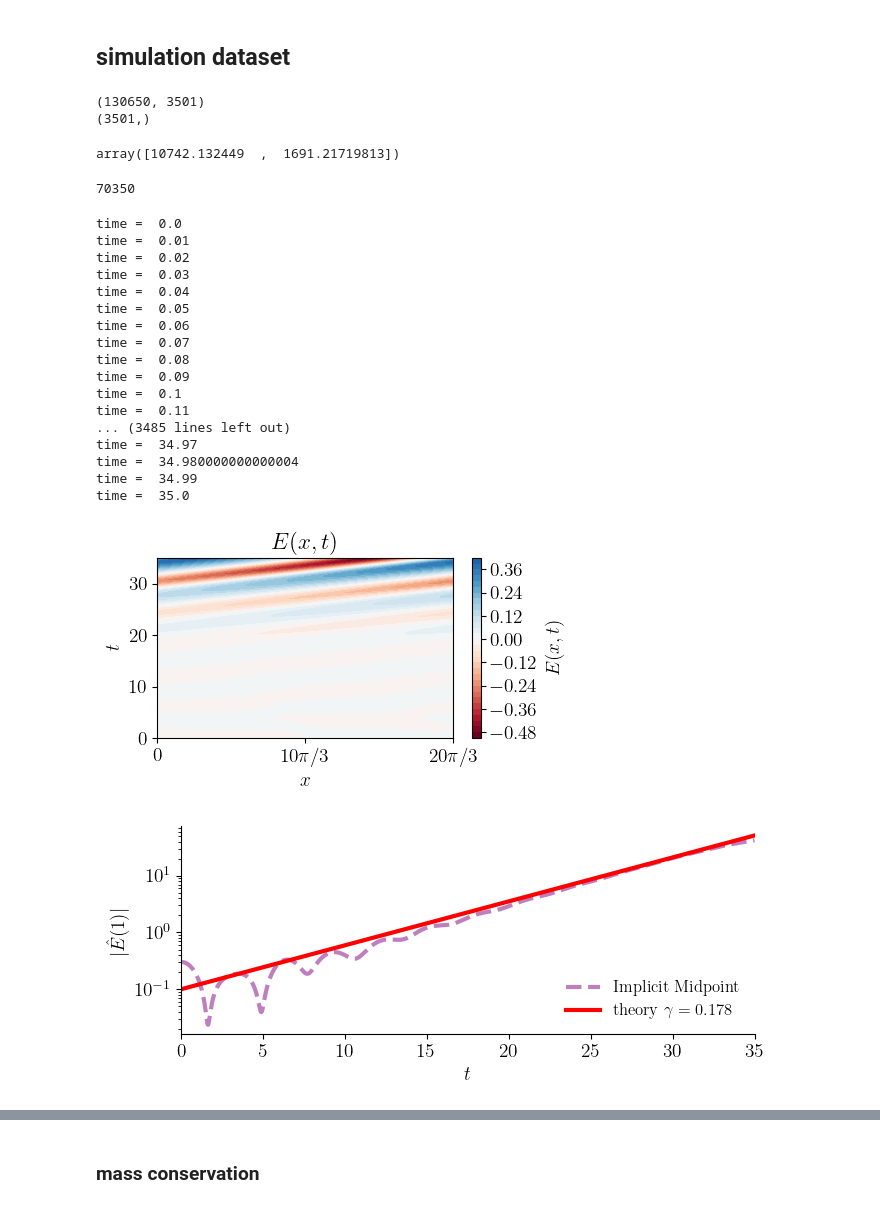
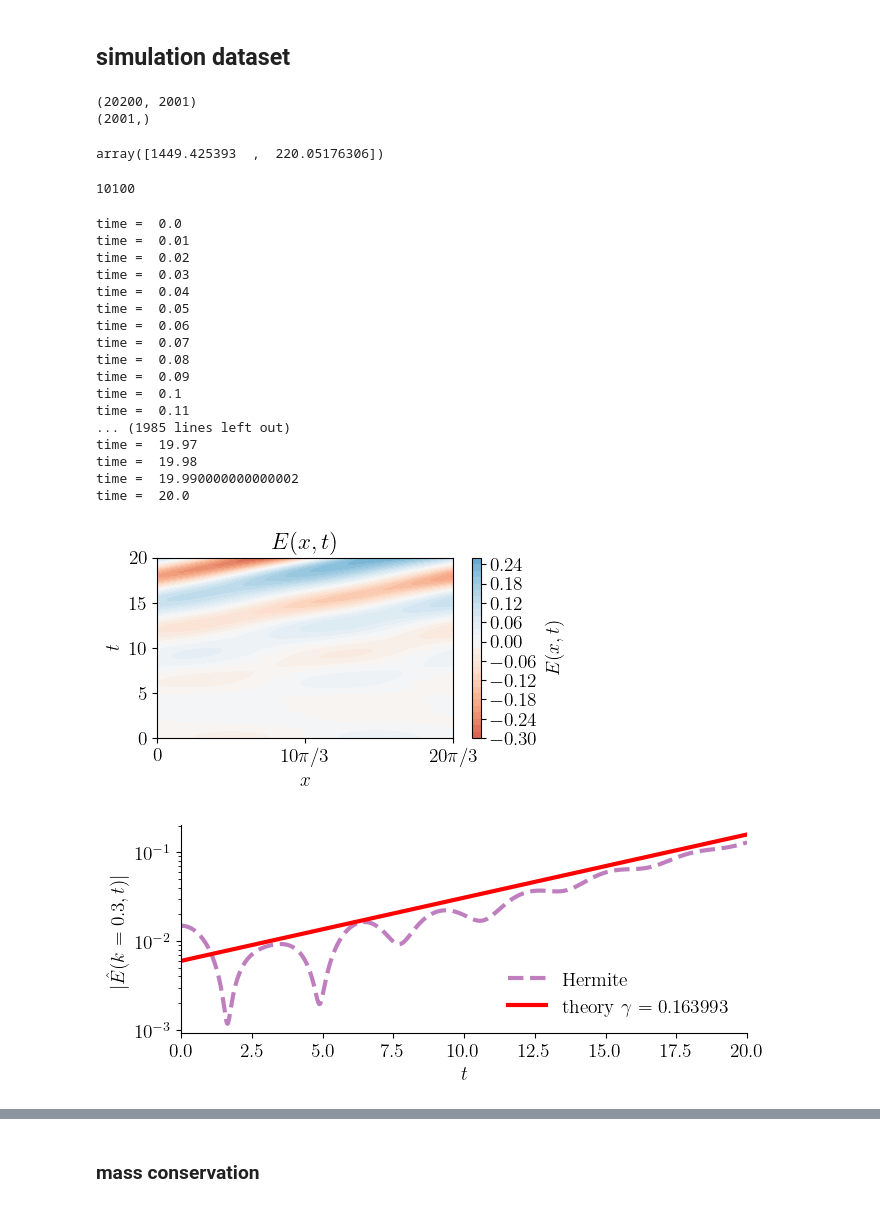
Before and after one commit to opaliss/mixed_methods, a Jupyter notebook: analysis/bump_on_tail_instability_hermite.ipynb, the cells around one changed output, grey strips where cells are left out. Saved outputs shown, nothing was run; the diff lists cells and outputs as text; code cells hidden in the pictures.

Commit message:
update bump on tail setup.

```diff
--- a/analysis/bump_on_tail_instability_hermite.ipynb
+++ b/analysis/bump_on_tail_instability_hermite.ipynb
@@ -33,10 +33,10 @@ plt.rcParams["animation.html"] = "jshtml"  # for matplotlib 2.1 and above, uses
 # %% [markdown]
 # Hermite bump-on-tail instability
 # %%
-setup = SimulationSetupTwoStreamHermite(Nx=201,
-                                        Nv_e1=300,
-                                        Nv_e2=350,
-                                        epsilon=1e-3,
+setup = SimulationSetupTwoStreamHermite(Nx=101,
+                                        Nv_e1=100,
+                                        Nv_e2=100,
+                                        epsilon=1e-2,
                                         alpha_e1=np.sqrt(2),
                                         alpha_e2=1 / np.sqrt(2),
                                         alpha_i=np.sqrt(2 / 1836),
@@ -46,9 +46,9 @@ setup = SimulationSetupTwoStreamHermite(Nx=201,
                                         L=20 * np.pi / 3,
                                         dt=1e-2,
                                         T0=0,
-                                        T=35,
-                                        nu_e1=20,
-                                        nu_e2=20,
+                                        T=20,
+                                        nu_e1=10,
+                                        nu_e2=10,
                                         n0_e1=0.9,
                                         n0_e2=0.1,
                                         FD_order=2)
@@ -79,22 +79,22 @@ setup.dt = setup.dt * skip
 print(np.shape(sol_midpoint_u))
 print(np.shape(sol_midpoint_t))
 # %% [output]
-(130650, 3501)
-(3501,)
+(20200, 2001)
+(2001,)
 # %%
 runtime =  np.load("../data/hermite/bump_on_tail/sol_runtime_Nve1_" + str(setup.Nv_e1)
             + "_Nve2" + str(setup.Nv_e2) + "_Nx_" + str(setup.Nx) + "_" + str(setup.T0)
             + "_" + str(setup.T) + ".npy")
 runtime
 # %% [output]
-array([10742.132449  ,  1691.21719813])
+array([1449.425393  ,  220.05176306])
 # %%
 # initialize the electric potential
 E_midpoint = np.zeros((setup.Nx + 1, len(sol_midpoint_t)))
 # %%
 setup.Nv_e2*setup.Nx
 # %% [output]
-70350
+10100
 # %%
 # initialize the states for implicit midpoint (symplectic)
 state_e1_midpoint = np.zeros((setup.Nv_e1, setup.Nx + 1, len(sol_midpoint_t)))
@@ -136,11 +136,11 @@ time =  0.08
 time =  0.09
 time =  0.1
 time =  0.11
-... (3485 lines left out)
-time =  34.97
-time =  34.980000000000004
-time =  34.99
-time =  35.0
+... (1985 lines left out)
+time =  19.97
+time =  19.98
+time =  19.990000000000002
+time =  20.0
 # %%
 # plot the electric field
 fig, ax = plt.subplots(figsize=(5, 3))
@@ -156,4 +156,4 @@ plt.tight_layout()
 
 #plt.savefig("../figs/FOM/bump_on_tail/electric_field_FOM_" + str(setup.u_e2)+ ".png", dpi=600)
 # %% [output]
-[figure, old version]
+[figure, new version]
@@ -166,21 +160,21 @@ for ii in range(len(sol_midpoint_t)):
 # %%
 # plot the electric field damping rate
 fig, ax = plt.subplots(figsize=(7, 3))
-ax.plot(sol_midpoint_t, E1_midpoint, "--", c="purple", alpha=0.5, linewidth=3, label="Implicit Midpoint")
-ax.plot(sol_midpoint_t, 0.1*np.exp(0.1783*sol_midpoint_t), linewidth=3, color="red", label=r"theory $\gamma = 0.178$")
+ax.plot(sol_midpoint_t, np.abs(scipy.fft.fft(E_midpoint, axis=0, norm="forward"))[1, :], "--", c="purple", alpha=0.5, linewidth=3, label="Hermite")
+ax.plot(sol_midpoint_t, 0.006*np.exp(0.163993367317754*sol_midpoint_t), linewidth=3, color="red", label=r"theory $\gamma = 0.163993$")
 
 ax.set_yscale("log")
 ax.spines['right'].set_visible(False)
 ax.spines['top'].set_visible(False)
-ax.set_ylabel("$|\hat{E}(1)|$")
+ax.set_ylabel("$|\hat{E}(k=0.3, t)|$")
 ax.set_xlabel("$ t$")
 ax.set_xlim(0, setup.T)
-legend = ax.legend(ncols=1, fancybox=False, shadow=False, fontsize=12, loc='lower right')
+legend = ax.legend(ncols=1, fancybox=False, shadow=False, fontsize=14, loc='lower right')
 legend.get_frame().set_alpha(0)
 plt.tight_layout()
 #plt.savefig("../figs/FOM/bump_on_tail/electric_field_damping_rate_" + str(setup.Nv) + ".png", dpi=600)
 # %% [output]
-[figure, old version]
+[figure, new version]
 # %%
 # plot the phase space evolution as a function of time
 fig, ax = plt.subplots(nrows=3, figsize=(5, 15), sharex=True)
```
Also changed, not shown: parts of 7 cells of this notebook, 1 other file.
